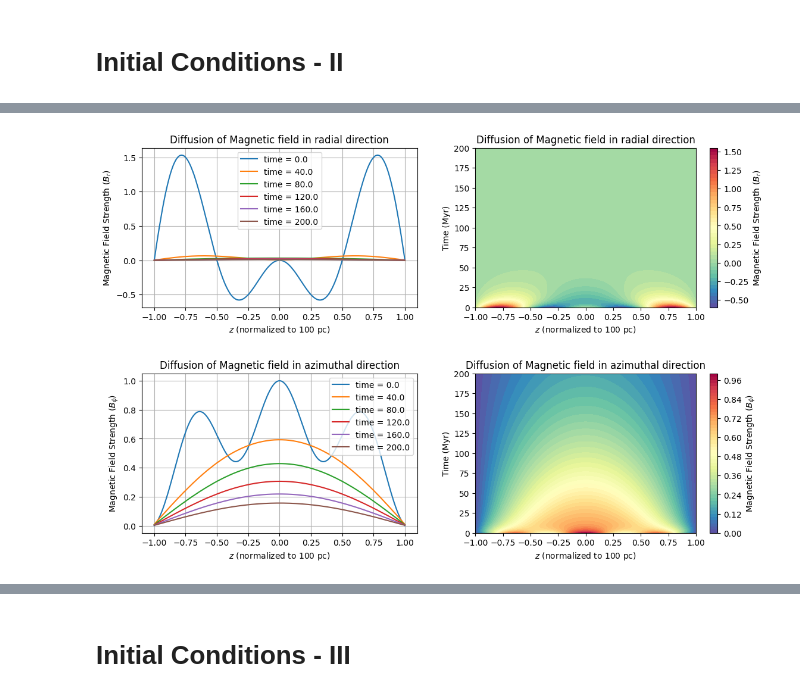
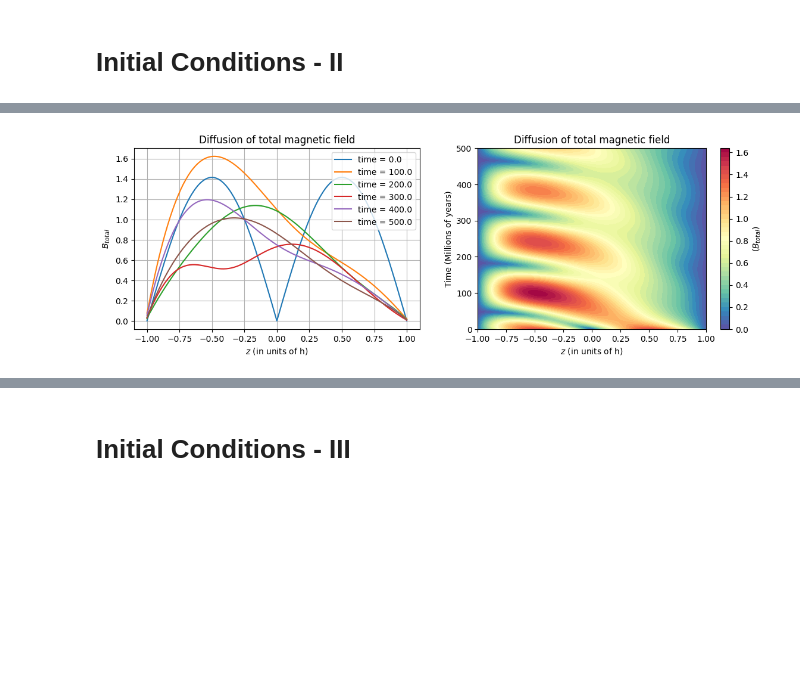
Before and after one commit to ratuldas6/P464_Galactic_Dynamo_Project, a Jupyter notebook: Task 2.ipynb, the cells around one changed output, grey strips where cells are left out. Saved outputs shown, nothing was run; the diff lists cells and outputs as text; code cells hidden in the pictures; blank space fills up the shorter version.

```diff
--- a/Task 2.ipynb
+++ b/Task 2.ipynb
@@ -166,10 +199,10 @@ plt.show()
 # Initial Conditions - II
 # %%
 def init_cond_Br(x):
-    return -2*x*np.sin(2*np.pi*x)
+    return np.sin(np.pi*x)
 
 def init_cond_Bphi(x):
-    return 0.75 - 0.5*x**2 + 0.25*np.cos(3*np.pi*x)
+    return -np.sin(np.pi*x)
 
 def source_term(x, t):
     return 0
@@ -179,15 +212,15 @@ z = np.linspace(-1, 1, 101)
 plt.figure(figsize=(11, 3.5))
 plt.subplot(121)
 plt.plot(z, init_cond_Br(z))
-plt.xlabel(r'$z$ (normalized to 100 pc)')
+plt.xlabel(r'$z$ (in units of h)')
 plt.ylabel(r'$B_r$')
-plt.title(r'Parabolic seed field '+'\n'+r'$ y = 1-x^2$')
+plt.title(r'$B_r = sin(\pi x)$')
 
 plt.subplot(122)
 plt.plot(z, init_cond_Bphi(z))
-plt.xlabel(r'$z$ (normalized to 100 pc)')
+plt.xlabel(r'$z$ (in units of h)')
 plt.ylabel(r'$B_{\phi}$')
-plt.title(r'Cos square seed field '+'\n'+r'$ y = \cos^2(\pi x/2)$')
+plt.title(r'$B_\phi = -sin(\pi x)$')
 
 plt.suptitle('Initial conditions')
 plt.tight_layout(pad=1)
@@ -198,63 +316,30 @@ plt.show()
 # %%
-# Constants and parameters
-eta_T = 3.48e-3    # magnetic diffusivity
-t_max = 200     # total simulation time
-z_min = -1.0     # minimum thickness of the disc
-z_max = 1.0     # thickness of the disc
-dt = t_max/200       # time step
-dz = 0.01       # spatial step in z direction
+B_total, pitch = ml.get_B_and_pitch(B_r, B_phi)
 
-# Solve for B_r
-soln_r, spatial_grid, time_grid = ml.CN_diffusion(z_min, z_max, t_max, dz, dt, eta_T, init_cond_Br, source_term, ml.diff_mat_dirichlet)
-# Solve for B_phi
-soln_phi, spatial_grid, time_grid = ml.CN_diffusion(z_min, z_max, t_max, dz, dt, eta_T, init_cond_Bphi, source_term, ml.diff_mat_dirichlet)
-
-# Plot the diffusion equation solution
-#ml.plot_diff(time_grid, spatial_grid, soln_r, soln_phi)
+# Plot the total magnetic field and the pitch angle
 
 # Create 2D plots
 plt.figure(figsize=(12, 8))
 plt.subplot(2, 2, 1)
-for i in (range(0, len(time_grid), int(len(time_grid)/5))):
-    plt.plot(spatial_grid, soln_r[:, i], label=f'time = {time_grid[i]:.1f}')
-plt.xlabel(r'$z$ (normalized to 100 pc)')
-plt.ylabel(r'Magnetic Field Strength ($B_r$)')
-plt.title('Diffusion of Magnetic field in radial direction')
-# plt.ylim(np.min(solution_r), np.max(solution_r))
+for i in (range(0, len(t), int(len(t)/5))):
+    plt.plot(z, B_total[:, i], label=f'time = {t[i]:.1f}')
+plt.xlabel(r'$z$ (in units of h)')
+plt.ylabel(r'$B_{total}$')
+plt.title('Diffusion of total magnetic field')
 plt.grid()
 plt.legend()
 
 # Create imshow plot
 plt.subplot(2, 2, 2)
-plt.contourf(*np.meshgrid(spatial_grid, time_grid), soln_r.T, 50, cmap='Spectral_r')
-plt.colorbar(label=r'Magnetic Field Strength ($B_r$)')
-plt.title(r'Diffusion of Magnetic field in radial direction')
-plt.xlabel(r'$z$ (normalized to 100 pc)')
-plt.ylabel(r'Time (Myr)')
+plt.contourf(*np.meshgrid(z, t), B_total.T, 40, cmap='Spectral_r')
+plt.colorbar(label=r'($B_{total}$)')
+plt.title(r'Diffusion of total magnetic field')
+plt.xlabel(r'$z$ (in units of h)')
+plt.ylabel('Time (Millions of years)')
 
-# Create 2D plots
-plt.subplot(2, 2, 3)
-for i in (range(0, len(time_grid), int(len(time_grid)/5))):
-    plt.plot(spatial_grid, soln_phi[:, i], label=f'time = {time_grid[i]:.1f}')
-plt.xlabel(r'$z$ (normalized to 100 pc)')
-plt.ylabel(r'Magnetic Field Strength ($B_\phi$)')
-plt.title(r'Diffusion of Magnetic field in azimuthal direction')
-# plt.ylim(np.min(solution_phi), np.max(solution_phi))
-plt.grid()
-plt.legend()
-
-# Create imshow plot
-plt.subplot(2, 2, 4)
-plt.contourf(*np.meshgrid(spatial_grid, time_grid), soln_phi.T, 50, cmap='Spectral_r')
-plt.colorbar(label=r'Magnetic Field Strength ($B_\phi$)')
-plt.title('Diffusion of Magnetic field in azimuthal direction')
-plt.xlabel(r'$z$ (normalized to 100 pc)')
-plt.ylabel('Time (Myr)')
 plt.tight_layout(pad=3)
 
 plt.show()
-
-# print(time_grid)
 # %% [output]
-[figure, old version]
+[figure, new version]
 # %%
```
Also changed, not shown: parts of 22 cells of this notebook, 1 other file.
